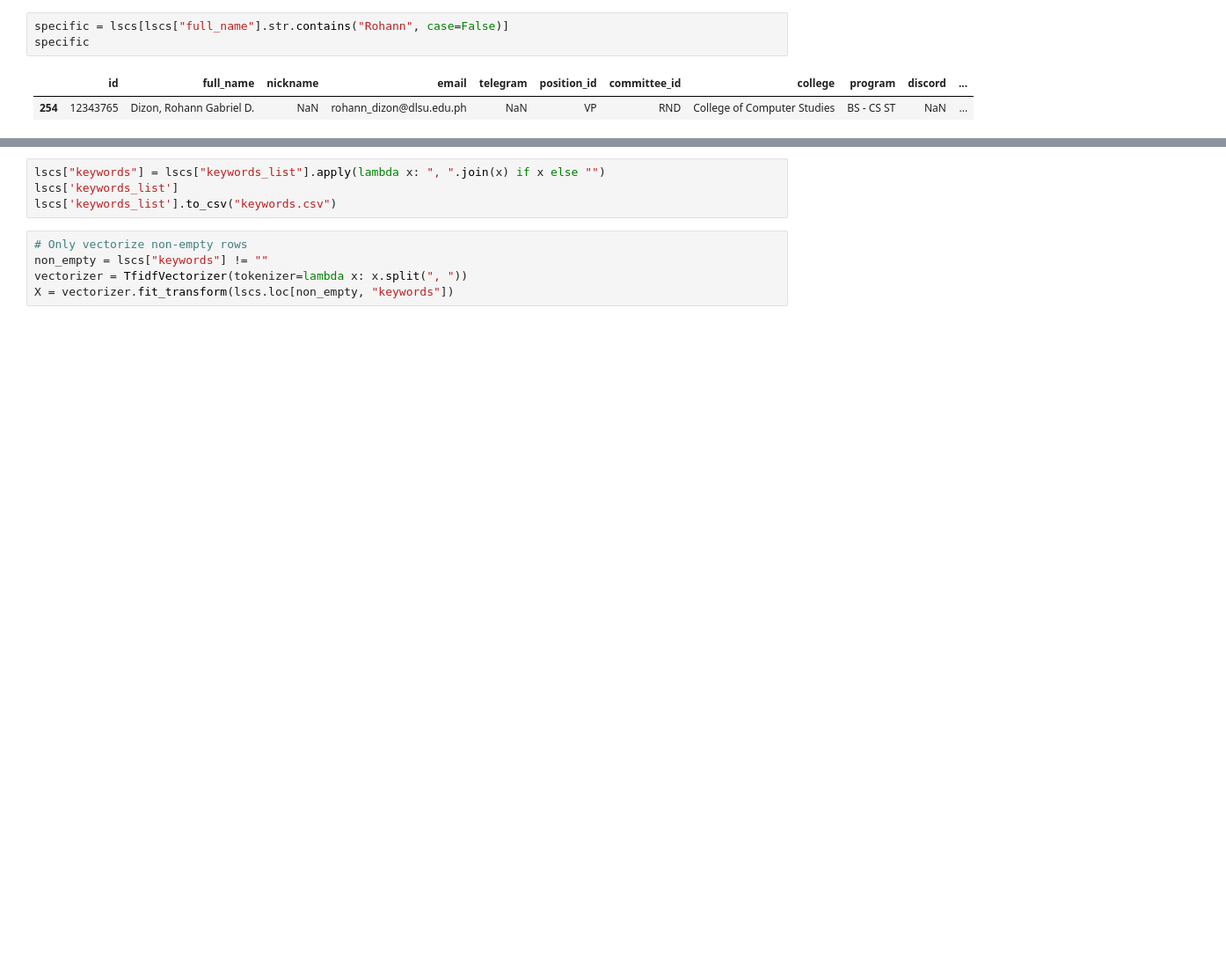
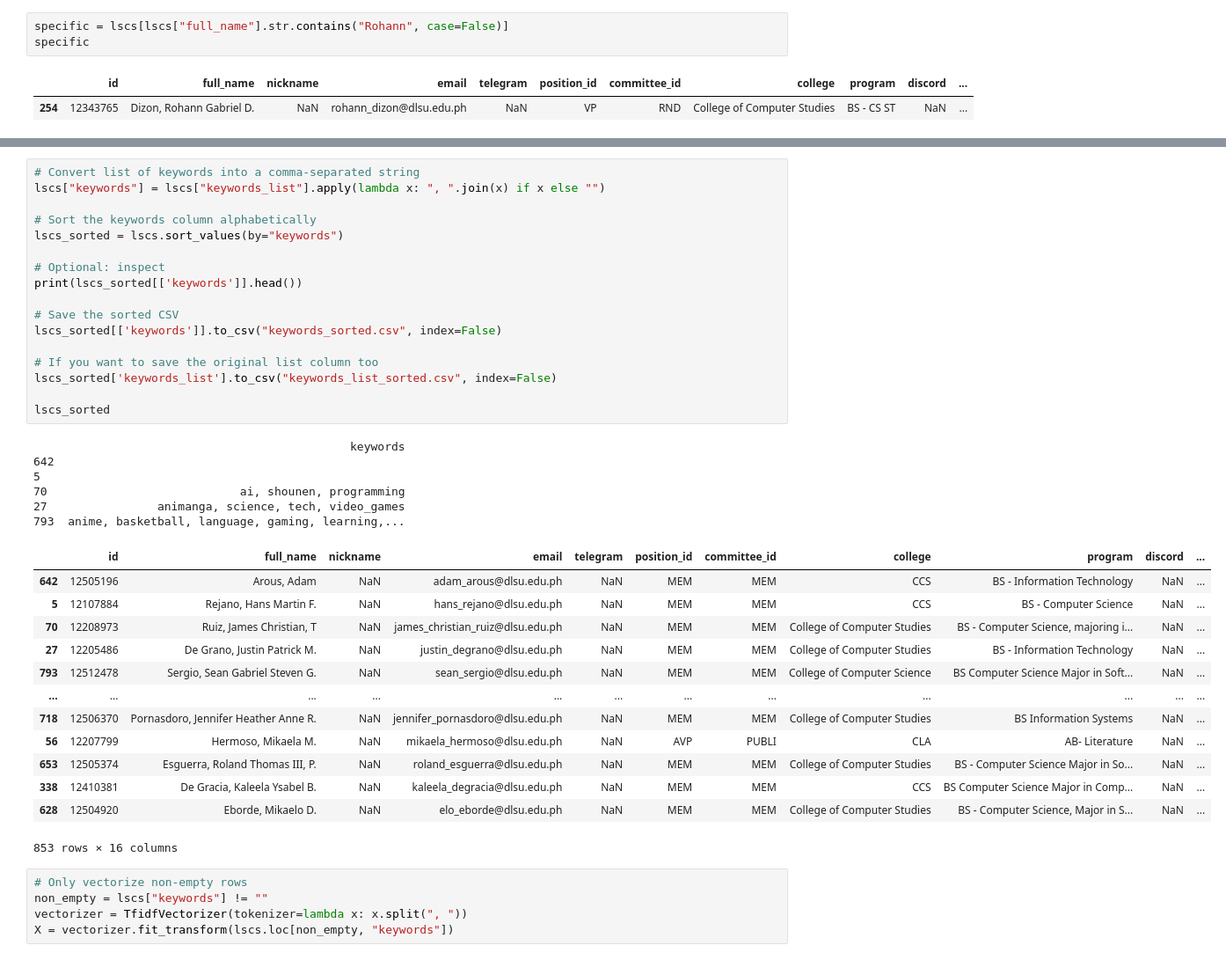
Before and after one commit to mbchavez27/members-house-clustering, a Jupyter notebook: main.ipynb, the cells around one changed output, grey strips where cells are left out. Shown: that part at 88% size. Saved outputs shown, nothing was run; the diff lists cells and outputs as text; blank space fills up the shorter version.

```diff
--- a/main.ipynb
+++ b/main.ipynb
@@ -157,7 +202,40 @@ lscs
 # %%
+# Convert list of keywords into a comma-separated string
 lscs["keywords"] = lscs["keywords_list"].apply(lambda x: ", ".join(x) if x else "")
-lscs['keywords_list']
-lscs['keywords_list'].to_csv("keywords.csv")
+
+# Sort the keywords column alphabetically
+lscs_sorted = lscs.sort_values(by="keywords")
+
+# Optional: inspect
+print(lscs_sorted[['keywords']].head())
+
+# Save the sorted CSV
+lscs_sorted[['keywords']].to_csv("keywords_sorted.csv", index=False)
+
+# If you want to save the original list column too
+lscs_sorted['keywords_list'].to_csv("keywords_list_sorted.csv", index=False)
+
+lscs_sorted
+# %% [output]
+                                              keywords
+642
+5
+70                            ai, shounen, programming
+27                animanga, science, tech, video_games
+793  anime, basketball, language, gaming, learning,...
+|  | id | full_name | nickname | email | telegram | position_id | committee_id | college | program | discord | ... |
+| 642 | 12505196 | Arous, Adam | NaN | adam_arous@dlsu.edu.ph | NaN | MEM | MEM | CCS | BS - Information Technology | NaN | ... |
+| 5 | 12107884 | Rejano, Hans Martin F. | NaN | hans_rejano@dlsu.edu.ph | NaN | MEM | MEM | CCS | BS - Computer Science | NaN | ... |
+| 70 | 12208973 | Ruiz, James Christian, T | NaN | james_christian_ruiz@dlsu.edu.ph | NaN | MEM | MEM | College of Computer Studies | BS - Computer Science, majoring i... | NaN | ... |
+| 27 | 12205486 | De Grano, Justin Patrick M. | NaN | justin_degrano@dlsu.edu.ph | NaN | MEM | MEM | College of Computer Studies | BS - Information Technology | NaN | ... |
+| 793 | 12512478 | Sergio, Sean Gabriel Steven G. | NaN | sean_sergio@dlsu.edu.ph | NaN | MEM | MEM | College of Computer Science | BS Computer Science Major in Soft... | NaN | ... |
+| ... | ... | ... | ... | ... | ... | ... | ... | ... | ... | ... | ... |
+| 718 | 12506370 | Pornasdoro, Jennifer Heather Anne R. | NaN | jennifer_pornasdoro@dlsu.edu.ph | NaN | MEM | MEM | College of Computer Studies | BS Information Systems | NaN | ... |
+| 56 | 12207799 | Hermoso, Mikaela M. | NaN | mikaela_hermoso@dlsu.edu.ph | NaN | AVP | PUBLI | CLA | AB- Literature | NaN | ... |
+| 653 | 12505374 | Esguerra, Roland Thomas III, P. | NaN | roland_esguerra@dlsu.edu.ph | NaN | MEM | MEM | College of Computer Studies | BS - Computer Science Major in So... | NaN | ... |
+| 338 | 12410381 | De Gracia, Kaleela Ysabel B. | NaN | kaleela_degracia@dlsu.edu.ph | NaN | MEM | MEM | CCS | BS Computer Science Major in Comp... | NaN | ... |
+| 628 | 12504920 | Eborde, Mikaelo D. | NaN | elo_eborde@dlsu.edu.ph | NaN | MEM | MEM | College of Computer Studies | BS - Computer Science, Major in S... | NaN | ... |
+853 rows × 16 columns
 # %%
 # Only vectorize non-empty rows
 non_empty = lscs["keywords"] != ""
```
Also changed, not shown: parts of 9 cells of this notebook.
